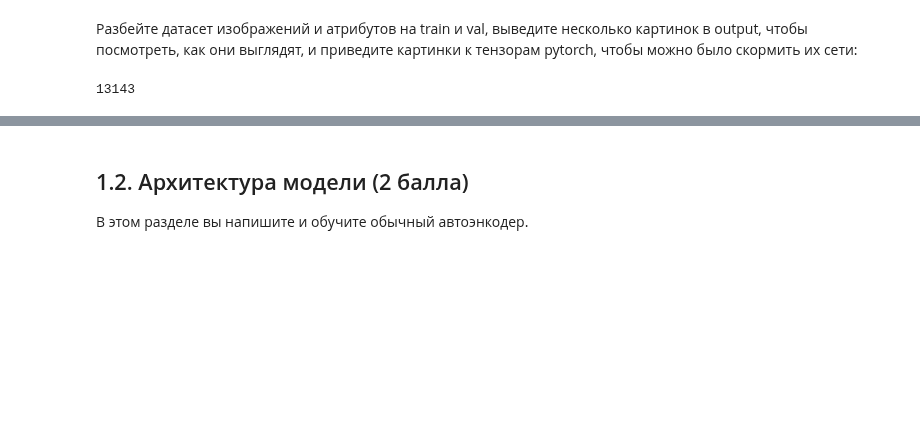
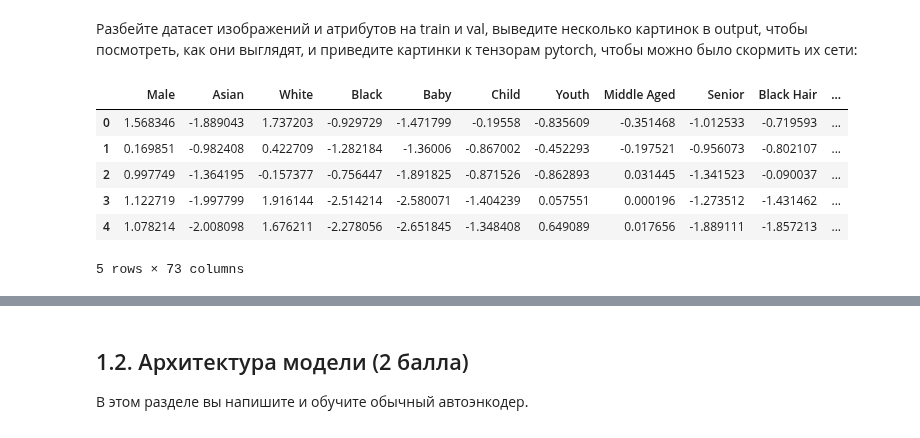
Before and after one commit to vladimir-golovchenko/part_1_ml_cv, a Jupyter notebook: week_10_AE_VAE/Homework/hw_7_autoencoders.ipynb, the cells around one changed output, grey strips where cells are left out. Cells and saved outputs as stored; diff of their text form; code cells hidden in the pictures; blank space fills up the shorter version.

```diff
--- a/week_10_AE_VAE/Homework/hw_7_autoencoders.ipynb
+++ b/week_10_AE_VAE/Homework/hw_7_autoencoders.ipynb
@@ -111,4 +111,10 @@ attrs_train_data, attrs_val_data = torch.utils.data.random_split(attrs, [train_s
-# %%
-len(images)
-# %% [output]
-13143
+# %%
+attrs_train.dataset.head()
+# %% [output]
+|  | Male | Asian | White | Black | Baby | Child | Youth | Middle Aged | Senior | Black Hair | ... |
+| 0 | 1.568346 | -1.889043 | 1.737203 | -0.929729 | -1.471799 | -0.19558 | -0.835609 | -0.351468 | -1.012533 | -0.719593 | ... |
+| 1 | 0.169851 | -0.982408 | 0.422709 | -1.282184 | -1.36006 | -0.867002 | -0.452293 | -0.197521 | -0.956073 | -0.802107 | ... |
+| 2 | 0.997749 | -1.364195 | -0.157377 | -0.756447 | -1.891825 | -0.871526 | -0.862893 | 0.031445 | -1.341523 | -0.090037 | ... |
+| 3 | 1.122719 | -1.997799 | 1.916144 | -2.514214 | -2.580071 | -1.404239 | 0.057551 | 0.000196 | -1.273512 | -1.431462 | ... |
+| 4 | 1.078214 | -2.008098 | 1.676211 | -2.278056 | -2.651845 | -1.348408 | 0.649089 | 0.017656 | -1.889111 | -1.857213 | ... |
+5 rows × 73 columns
```
Also changed, not shown: parts of 2 cells of this notebook.
